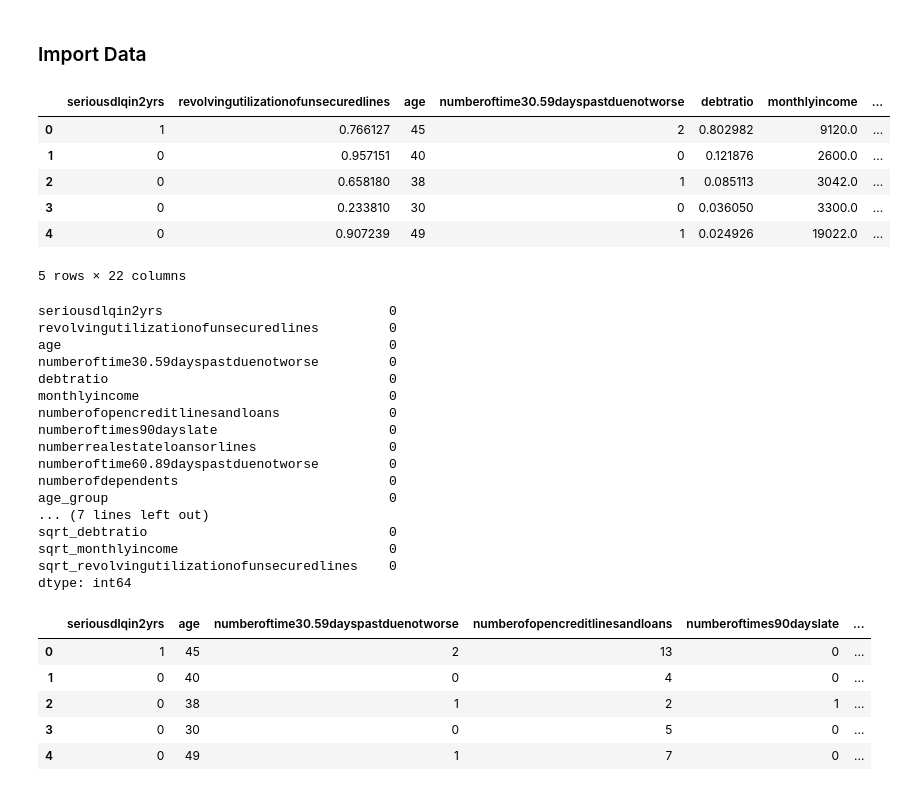
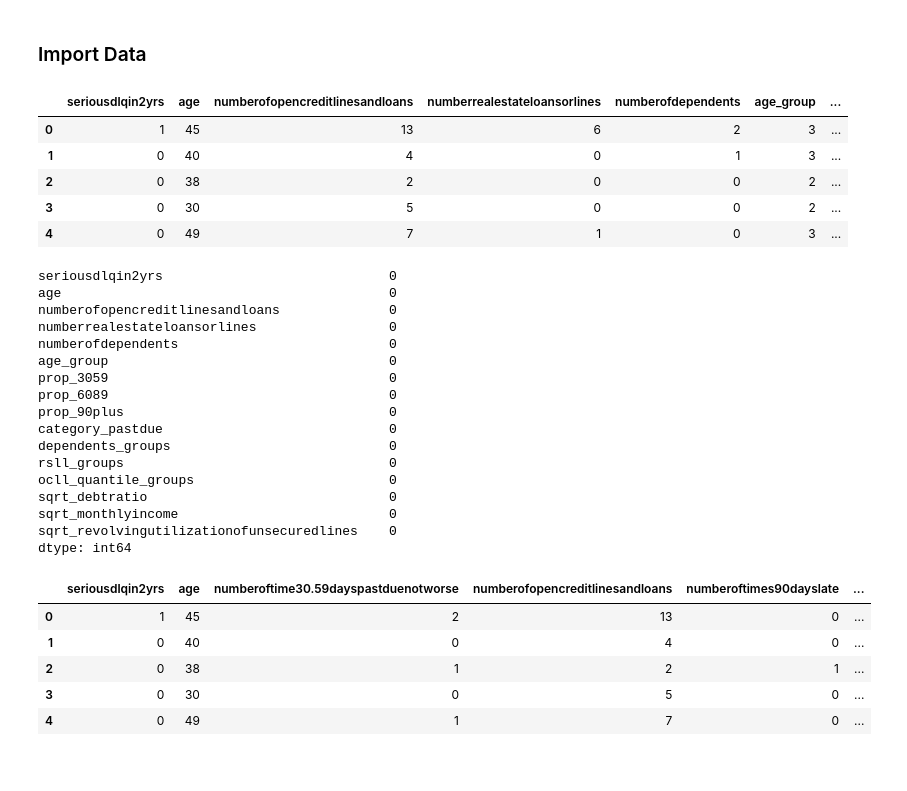
Before and after one commit to LiXinYiEmily/STAT3011_2324_GP7, a Jupyter notebook: STAT3011_project2_model_Ada+Gb.ipynb, the cells around one changed output. Saved outputs shown, nothing was run; the diff lists cells and outputs as text; code cells hidden in the pictures.

```diff
--- a/STAT3011_project2_model_Ada+Gb.ipynb
+++ b/STAT3011_project2_model_Ada+Gb.ipynb
@@ -12,32 +12,31 @@ import matplotlib.pyplot as plt
 import warnings
 warnings.filterwarnings("ignore")
 # %%
-df_train_new = pd.read_csv('/content/cs-training-processed.csv')
+df_train_new = pd.read_csv('/content/cs-training-processed-v1.csv')
 df_train_new.head()
 # %% [output]
-|  | seriousdlqin2yrs | revolvingutilizationofunsecuredlines | age | numberoftime30.59dayspastduenotworse | debtratio | monthlyincome | ... |
-| 0 | 1 | 0.766127 | 45 | 2 | 0.802982 | 9120.0 | ... |
-| 1 | 0 | 0.957151 | 40 | 0 | 0.121876 | 2600.0 | ... |
-| 2 | 0 | 0.658180 | 38 | 1 | 0.085113 | 3042.0 | ... |
-| 3 | 0 | 0.233810 | 30 | 0 | 0.036050 | 3300.0 | ... |
-| 4 | 0 | 0.907239 | 49 | 1 | 0.024926 | 19022.0 | ... |
+|  | seriousdlqin2yrs | age | numberofopencreditlinesandloans | numberrealestateloansorlines | numberofdependents | age_group | ... |
+| 0 | 1 | 45 | 13 | 6 | 2 | 3 | ... |
+| 1 | 0 | 40 | 4 | 0 | 1 | 3 | ... |
+| 2 | 0 | 38 | 2 | 0 | 0 | 2 | ... |
+| 3 | 0 | 30 | 5 | 0 | 0 | 2 | ... |
+| 4 | 0 | 49 | 7 | 1 | 0 | 3 | ... |
-5 rows × 22 columns
 # %%
 df_train_new.isna().sum()
 # %% [output]
 seriousdlqin2yrs                             0
-revolvingutilizationofunsecuredlines         0
 age                                          0
-numberoftime30.59dayspastduenotworse         0
-debtratio                                    0
-monthlyincome                                0
 numberofopencreditlinesandloans              0
-numberoftimes90dayslate                      0
 numberrealestateloansorlines                 0
-numberoftime60.89dayspastduenotworse         0
 numberofdependents                           0
 age_group                                    0
-... (7 lines left out)
+prop_3059                                    0
+prop_6089                                    0
+prop_90plus                                  0
+category_pastdue                             0
+dependents_groups                            0
+rsll_groups                                  0
+ocll_quantile_groups                         0
 sqrt_debtratio                               0
 sqrt_monthlyincome                           0
 sqrt_revolvingutilizationofunsecuredlines    0
```
Also changed, not shown: parts of 9 cells of this notebook.
